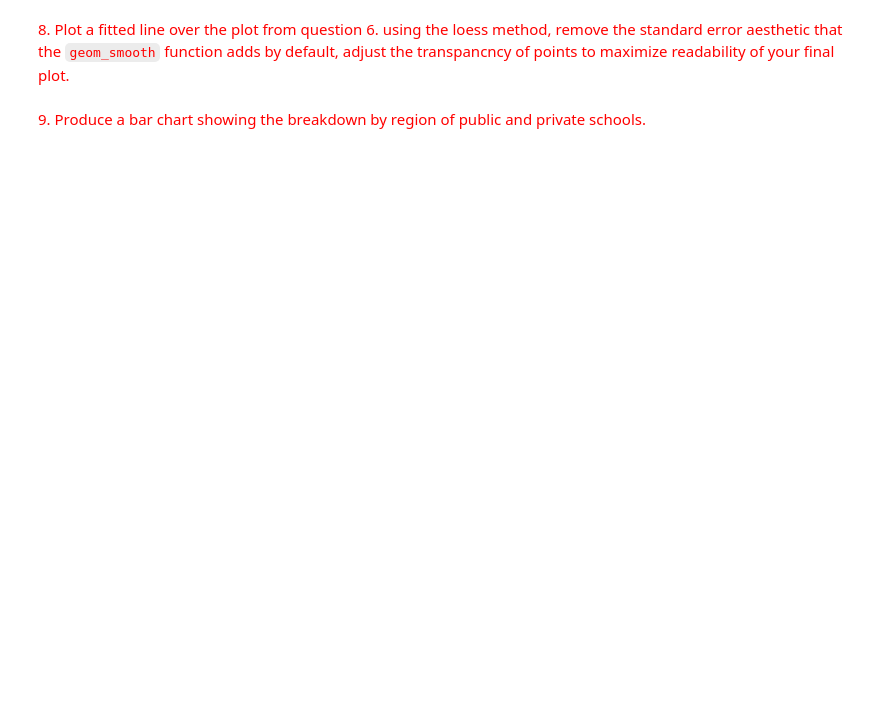
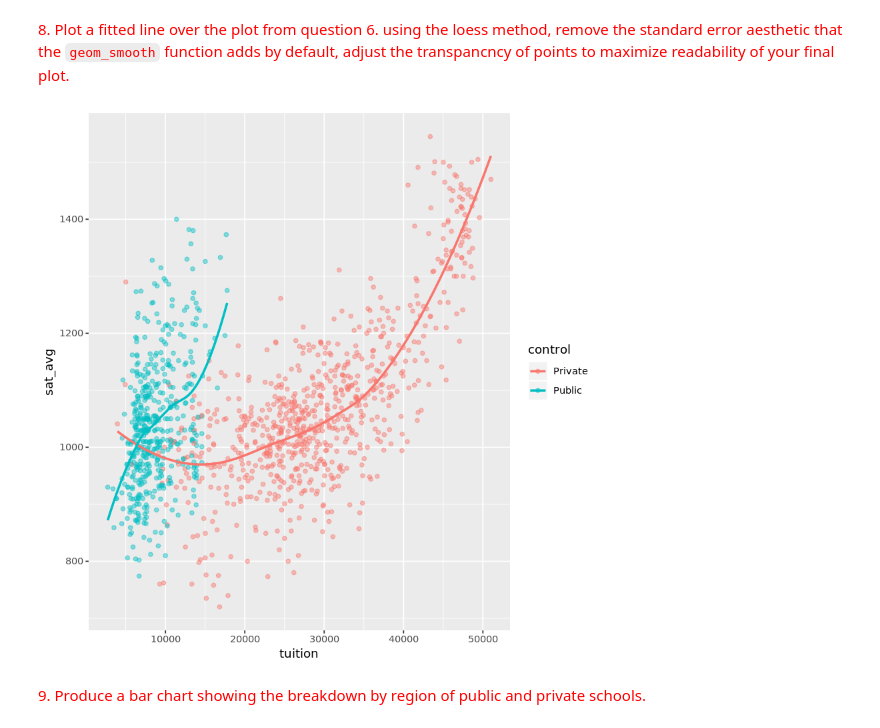
Before and after one commit to eparrish64/csci627-assignment04-eparrish64, a Jupyter notebook: CSCI627-assignment04.ipynb, the cells around one changed output. Saved outputs shown, nothing was run; the diff lists cells and outputs as text; code cells hidden in the pictures; blank space fills up the shorter version.

```diff
--- a/CSCI627-assignment04.ipynb
+++ b/CSCI627-assignment04.ipynb
@@ -23,4 +173,10 @@ This is based on *Data Visualization in R with ggplot2* from lynda.com
 # %% [markdown]
 <span style="color:red">8. Plot a fitted line over the plot from question 6. using the loess method, remove the standard error aesthetic that the `geom_smooth` function adds by default, adjust the transpancncy of points to maximize readability of your final plot.
+# %%
+ggplot(data=college,mapping=aes(x=tuition,y=sat_avg,color=control)) +
+    geom_point(alpha=0.45) +
+    geom_smooth(method='loess',se=FALSE)
+# %% [output]
+[figure, added]
 # %% [markdown]
 <span style="color:red">9. Produce a bar chart showing the breakdown by region of public and private schools.
```
Also changed, not shown: parts of 45 cells of this notebook.
